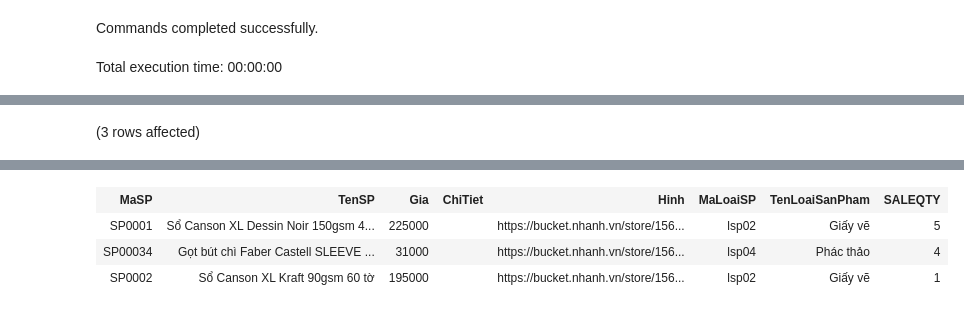
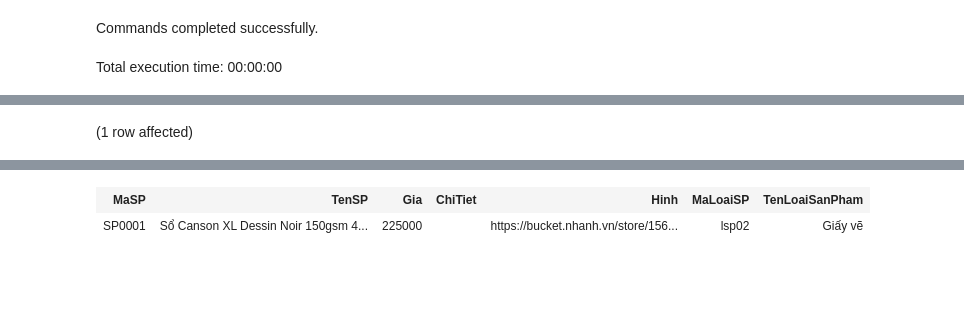
Before and after one commit to LienNTB/QuanLyHoaCu, a Jupyter notebook: data/2_ThemDuLieu.ipynb, the cells around one changed output, grey strips where cells are left out. Cells and saved outputs as stored; diff of their text form; code cells hidden in the pictures; blank space fills up the shorter version.

```diff
--- a/data/2_ThemDuLieu.ipynb
+++ b/data/2_ThemDuLieu.ipynb
@@ -973,9 +908,4 @@ Total execution time: 00:00:00.012
 # %%
-select  sp.MaSP, sp.TenSP, sp.Gia, sp.ChiTiet, sp.Hinh,sp.MaLoaiSP, lsp.TenLoaiSanPham, tk.SALEQTY from SanPham as sp,LoaiSanPham lsp,
- (SELECT  sp.MaSP, SUM(cthd.SoLuong) SALEQTY
-        FROM SanPham AS sp INNER JOIN ChiTietHoaDon AS cthd
-          ON sp.MaSP = cthd.MaSP GROUP BY sp.MaSP) as tk
-        where sp.maSP=tk.MaSP and sp.MaLoaiSP=lsp.MaLoaiSP
-        order by tk.SALEQTY DESC
+Select sp.MaSP, sp.TenSP, sp.Gia, sp.ChiTiet, sp.Hinh,sp.MaLoaiSP, lsp.TenLoaiSanPham from SanPham sp LEFT JOIN  LoaiSanPham lsp on sp.MaLoaiSP=lsp.MaLoaiSP where sp.MaSP='SP0001' ORDER BY sp.MaSP
 # %% [output]
-(3 rows affected)
+(1 row affected)
@@ -983,4 +913,2 @@ Total execution time: 00:00:00.052
-| MaSP | TenSP | Gia | ChiTiet | Hinh | MaLoaiSP | TenLoaiSanPham | SALEQTY |
-| SP0001 | Sổ Canson XL Dessin Noir 150gsm 4... | 225000 |  | https://bucket.nhanh.vn/store/156... | lsp02 | Giấy vẽ | 5 |
-| SP00034 | Gọt bút chì Faber Castell SLEEVE ... | 31000 |  | https://bucket.nhanh.vn/store/156... | lsp04 | Phác thảo | 4 |
-| SP0002 | Sổ Canson XL Kraft 90gsm 60 tờ | 195000 |  | https://bucket.nhanh.vn/store/156... | lsp02 | Giấy vẽ | 1 |
+| MaSP | TenSP | Gia | ChiTiet | Hinh | MaLoaiSP | TenLoaiSanPham |
+| SP0001 | Sổ Canson XL Dessin Noir 150gsm 4... | 225000 |  | https://bucket.nhanh.vn/store/156... | lsp02 | Giấy vẽ |
```
Also changed, not shown: parts of 24 cells of this notebook, 14 other files.
